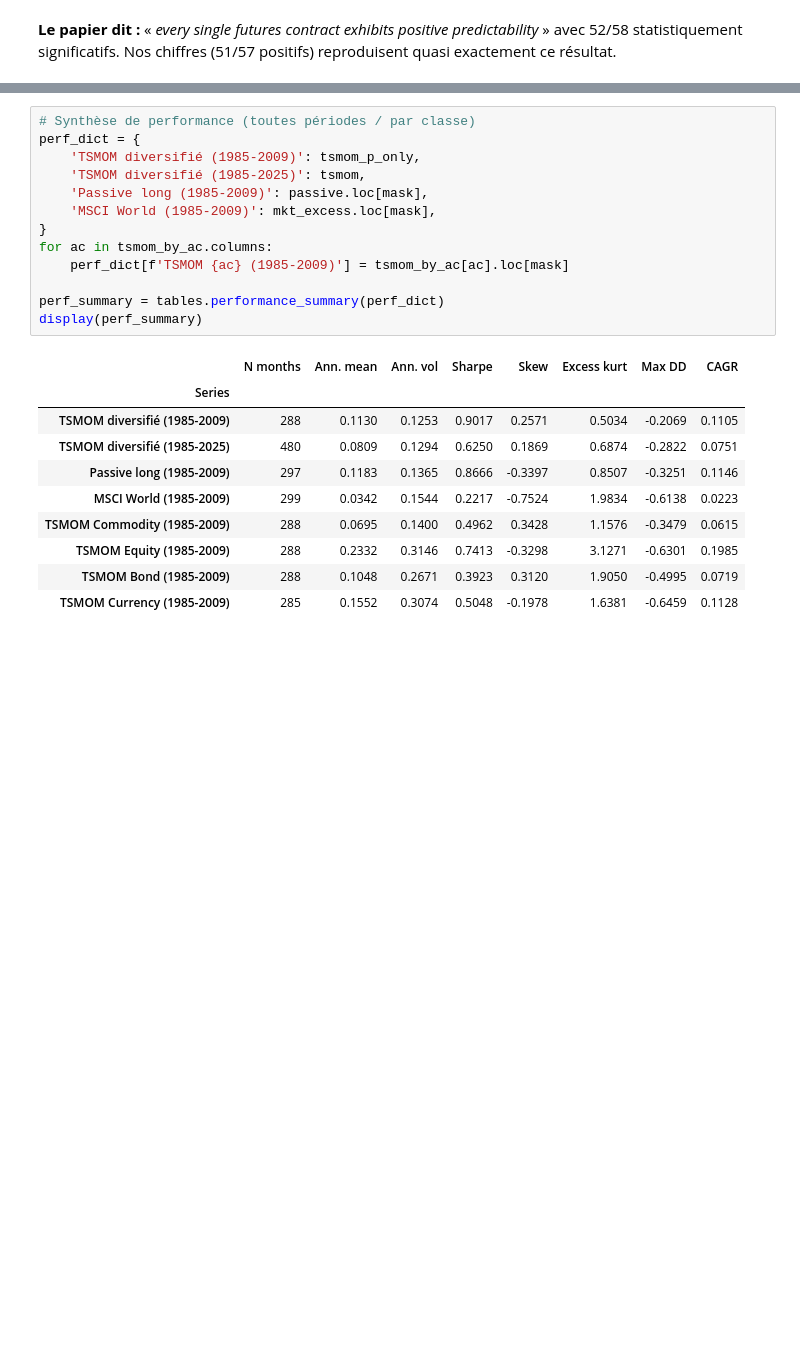
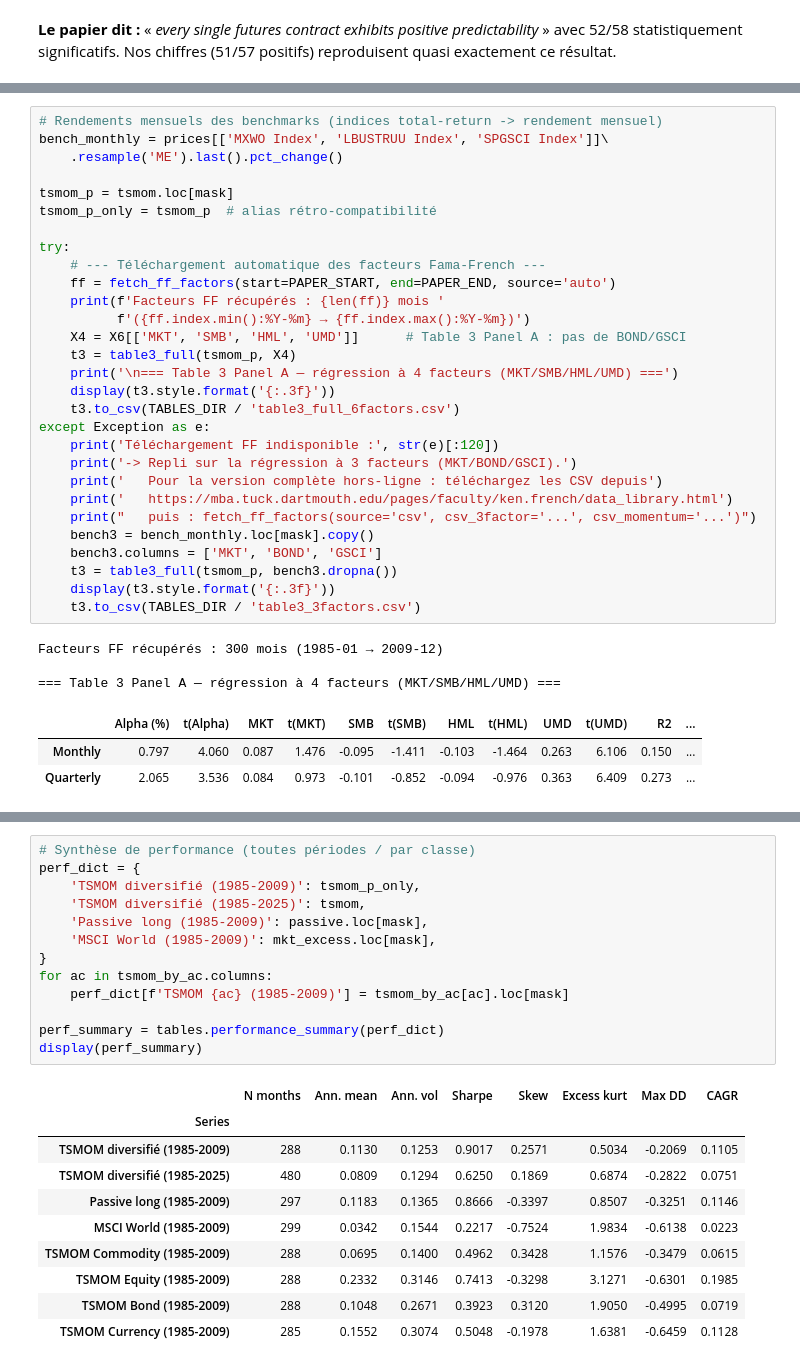
Before and after one commit to Mariuscalaque/Moskowitz-HuaOoi-Pedersen-Time-Series-Momentum-, a Jupyter notebook: replication_executed_with_outputs.ipynb, the cells around one changed output, grey strips where cells are left out. Cells and saved outputs as stored; diff of their text form; blank space fills up the shorter version.

```diff
--- a/replication_executed_with_outputs.ipynb
+++ b/replication_executed_with_outputs.ipynb
@@ -543,0 +522,36 @@ display(t3)
+# %%
+# Rendements mensuels des benchmarks (indices total-return -> rendement mensuel)
+bench_monthly = prices[['MXWO Index', 'LBUSTRUU Index', 'SPGSCI Index']]\
+    .resample('ME').last().pct_change()
+
+tsmom_p = tsmom.loc[mask]
+tsmom_p_only = tsmom_p  # alias rétro-compatibilité
+
+try:
+    # --- Téléchargement automatique des facteurs Fama-French ---
+    ff = fetch_ff_factors(start=PAPER_START, end=PAPER_END, source='auto')
+    print(f'Facteurs FF récupérés : {len(ff)} mois '
+          f'({ff.index.min():%Y-%m} → {ff.index.max():%Y-%m})')
+    X4 = X6[['MKT', 'SMB', 'HML', 'UMD']]      # Table 3 Panel A : pas de BOND/GSCI
+    t3 = table3_full(tsmom_p, X4)
+    print('\n=== Table 3 Panel A — régression à 4 facteurs (MKT/SMB/HML/UMD) ===')
+    display(t3.style.format('{:.3f}'))
+    t3.to_csv(TABLES_DIR / 'table3_full_6factors.csv')
+except Exception as e:
+    print('Téléchargement FF indisponible :', str(e)[:120])
+    print('-> Repli sur la régression à 3 facteurs (MKT/BOND/GSCI).')
+    print('   Pour la version complète hors-ligne : téléchargez les CSV depuis')
+    print('   https://mba.tuck.dartmouth.edu/pages/faculty/ken.french/data_library.html')
+    print("   puis : fetch_ff_factors(source='csv', csv_3factor='...', csv_momentum='...')")
+    bench3 = bench_monthly.loc[mask].copy()
+    bench3.columns = ['MKT', 'BOND', 'GSCI']
+    t3 = table3_full(tsmom_p, bench3.dropna())
+    display(t3.style.format('{:.3f}'))
+    t3.to_csv(TABLES_DIR / 'table3_3factors.csv')
+# %% [output]
+Facteurs FF récupérés : 300 mois (1985-01 → 2009-12)
+
+=== Table 3 Panel A — régression à 4 facteurs (MKT/SMB/HML/UMD) ===
+|  | Alpha (%) | t(Alpha) | MKT | t(MKT) | SMB | t(SMB) | HML | t(HML) | UMD | t(UMD) | R2 | ... |
+| Monthly | 0.797 | 4.060 | 0.087 | 1.476 | -0.095 | -1.411 | -0.103 | -1.464 | 0.263 | 6.106 | 0.150 | ... |
+| Quarterly | 2.065 | 3.536 | 0.084 | 0.973 | -0.101 | -0.852 | -0.094 | -0.976 | 0.363 | 6.409 | 0.273 | ... |
```
Also changed, not shown: parts of 12 cells of this notebook, 19 other files.
